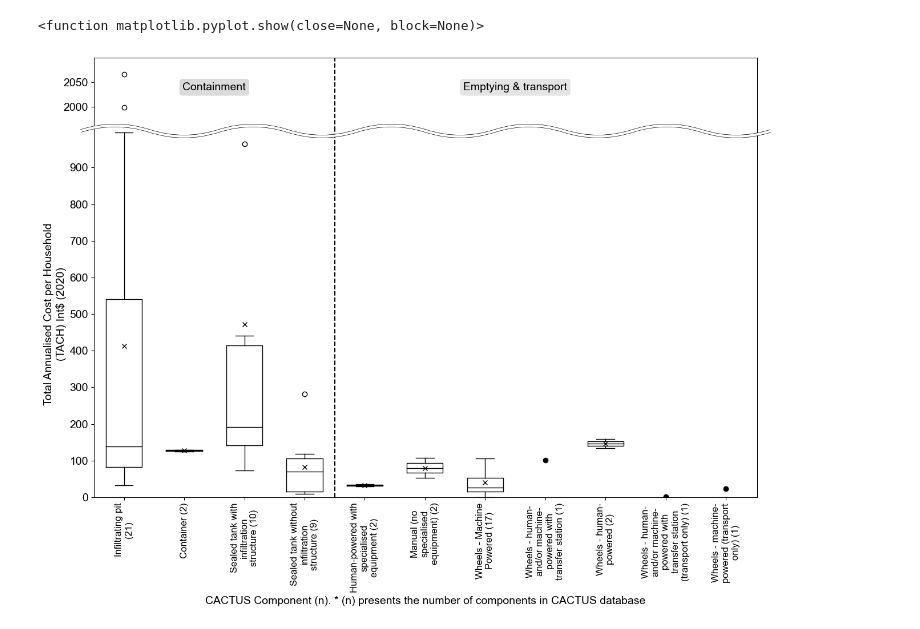
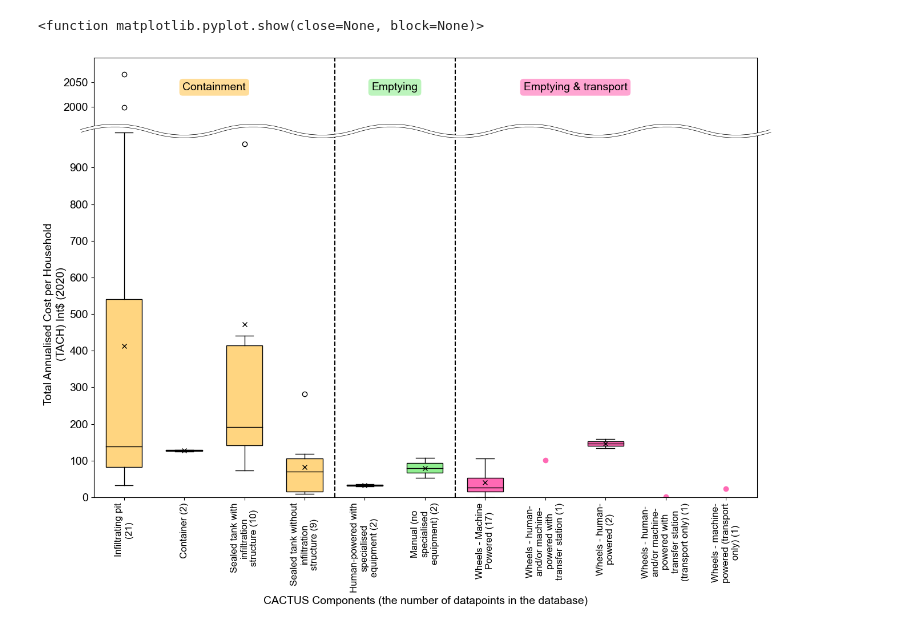
Before and after one commit to JinIgarashi/cactus-narok-figures, a Jupyter notebook: Figure3 FSM Component compare.ipynb, the cells around one changed output. Drawn from its saved outputs; the diff is of its cells as text; code cells hidden in the pictures.

```diff
--- a/Figure3 FSM Component compare.ipynb
+++ b/Figure3 FSM Component compare.ipynb
@@ -17,8 +17,14 @@ plt.rcParams['font.family'] = "sans-serif"
 plt.rcParams['font.size'] = 14
 
 title = 'The comparison for each component of fecal sludge management at the CACTUS database'
-xlabel = 'CACTUS Component (n). * (n) presents the number of components in CACTUS database'
+xlabel = 'CACTUS Components (the number of datapoints in the database)'
 ylabel = 'Total Annualised Cost per Household\n(TACH) Int$ (2020)'
+
+colors = [
+    '#FFD580', # light orange color
+    '#90EE90', # light green color
+    '#FF69B4', #  pink color
+]
 # %%
 fig, axs = plt.subplots(nrows=2, figsize=(15, 10), sharex='col', gridspec_kw={'height_ratios': (0.2,1)} )
 
@@ -35,22 +41,33 @@ for index, ax in enumerate(axs):
         size = len(tach)
         position = j + 1
 
+        color = colors[2]
+        if position < 5:
+            color = colors[0]
+        elif position < 7:
+            color = colors[1]
+
         if size == 1:
-            ax.plot(position, tach, marker='o', color='k', markersize=6)
+            ax.plot(position, tach, marker='o', color=color, markersize=6)
         else:
             bp = ax.boxplot(
                 tach,
                 positions=[position],
+                patch_artist=True,
                 showmeans=True,
                 meanprops = {'marker': 'x', 'markerfacecolor': 'k', 'markeredgecolor':'k', 'markersize': 6},
                 widths=0.6
             )
+
+            for box in bp['boxes']:
+                box.set_facecolor(color)
 
             # make median line black
             for median in bp['medians']:
                 median.set_color('black')
 
     ax.axvline(x=4.5, color='k', linestyle='--')
+    ax.axvline(x=6.5, color='k', linestyle='--')
 
 fig.subplots_adjust(hspace=0.0)
 
@@ -77,33 +94,34 @@ d1 = 0.02 # X軸のはみだし量
 d2 = 0.03 # ニョロ波の高さ
 wn = 21   # ニョロ波の数（奇数値を指定）
 
 pp = (0,d2,0,-d2)
 px = np.linspace(-d1,1+d1,wn)
 py = np.array([1+pp[i%4] for i in range(0,wn)])
 p = Path(list(zip(px,py)), [Path.MOVETO]+[Path.CURVE3]*(wn-1))
 
 line1 = mpatches.PathPatch(p, lw=4, edgecolor='black',
                           facecolor='None', clip_on=False,
                           transform=axs[1].transAxes, zorder=10)
 
 line2 = mpatches.PathPatch(p,lw=3, edgecolor='white',
                            facecolor='None', clip_on=False,
                            transform=axs[1].transAxes, zorder=10,
                            capstyle='round')
 
 a = axs[1].add_patch(line1)
 a = axs[1].add_patch(line2)
 
 axs[1].set_ylabel(ylabel, fontsize=14)
 axs[1].set_xlabel(xlabel, fontsize=14)
 
-axs[0].text(2.5, 2050, 'Containment', fontsize=14, ha='center', va='top', bbox=dict(facecolor='lightgray', edgecolor='none', alpha=0.8, boxstyle='round'))
-axs[0].text(7.5, 2050, 'Emptying & transport', fontsize=14, ha='center', va='top', bbox=dict(facecolor='lightgray', edgecolor='none', alpha=0.6, boxstyle='round'))
+axs[0].text(2.5, 2050, 'Containment', fontsize=14, ha='center', va='top', bbox=dict(facecolor=colors[0], edgecolor='none', alpha=0.8, boxstyle='round'))
+axs[0].text(5.5, 2050, 'Emptying', fontsize=14, ha='center', va='top', bbox=dict(facecolor=colors[1], edgecolor='none', alpha=0.6, boxstyle='round'))
+axs[0].text(8.5, 2050, 'Emptying & transport', fontsize=14, ha='center', va='top', bbox=dict(facecolor=colors[2], edgecolor='none', alpha=0.6, boxstyle='round'))
 
 
 plt.savefig(file_path, format="pdf", dpi=dpi, transparent=True, bbox_inches='tight')
 plt.savefig(f"{file_path}.png", format="png", dpi=dpi, transparent=True, bbox_inches='tight')
 plt.show
 # %% [output]
 <function matplotlib.pyplot.show(close=None, block=None)>
-[figure, old version]
+[figure, new version]
```
Also changed, not shown: 11 other files.
